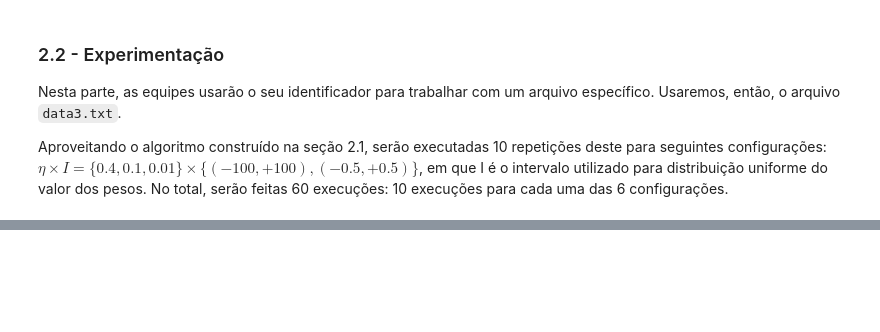
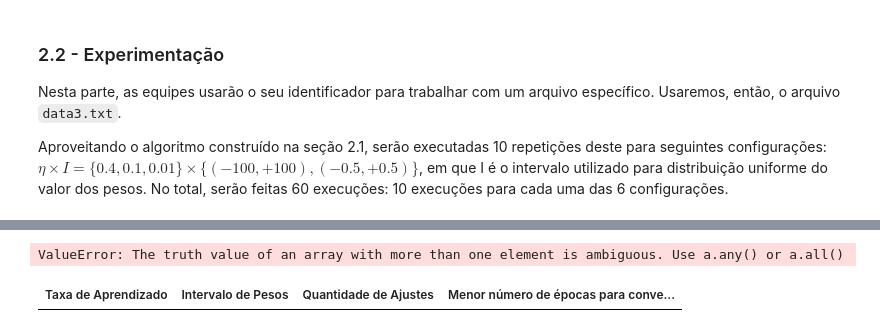
Before and after one commit to ErikExatas/Redes-Neurais-Artificiais-PP2.1, a Jupyter notebook: src/Perceptron_Rosemblatt_Parte2.ipynb, the cells around one changed output, grey strips where cells are left out. Drawn from its saved outputs; the diff is of its cells as text; code cells hidden in the pictures; blank space fills up the shorter version.

Commit message:
feat: construção da tabela

```diff
--- a/src/Perceptron_Rosemblatt_Parte2.ipynb
+++ b/src/Perceptron_Rosemblatt_Parte2.ipynb
@@ -140,0 +150,2 @@ bytes
+# %%
+X3_bias = np.c_[np.ones(X3.shape[0]), X3]
@@ -140,0 +167,46 @@ bytes
+# %%
+def train_perceptron(X:np.ndarray, y:np.ndarray, w:np.ndarray, eta:float):
+    ajustes=0
+    epocas=0
+    max_epocas=1000
+    converge=False
+
+    while not converge and epocas < max_epocas:
+        convergiu=True
+        for xi, yi in zip(X, y):
+            u=np.dot(w, xi)
+            y_pred = (1 if u >= theta else 0)
+            erro = yi - y_pred
+            if erro != 0:
+                w += eta * erro * xi
+                ajustes += 1
+                convergiu = False
+        epocas += 1
+
+    return ajustes, epocas
+# %%
+for n in etas:
+    for i in intervalos:
+        for j in range(10):
+            ajustes = []
+            epocas = []
+            w = np.random.uniform(i[0], i[1])
+
+            a, e = train_perceptron(X3_bias, y3, w, n)
+            ajustes.append(a)
+            epocas.append(e)
+        avg = np.average(ajustes)
+        std_dev = np.std(ajustes)
+
+        min_epocas = min(epocas)
+
+        tabela.add_row(f"$/eta$ = {n}",
+                       f"({i[0]}, {i[1]})",
+                       f"{avg:.1f} +- {std_dev:.1f}",
+                       f"{min_epocas}")
+# %% [output]
+ValueError: The truth value of an array with more than one element is ambiguous. Use a.any() or a.all()
+# %%
+tabela
+# %% [output]
+| Taxa de Aprendizado | Intervalo de Pesos | Quantidade de Ajustes | Menor número de épocas para conve... |
```
Also changed, not shown: parts of 9 cells of this notebook.
